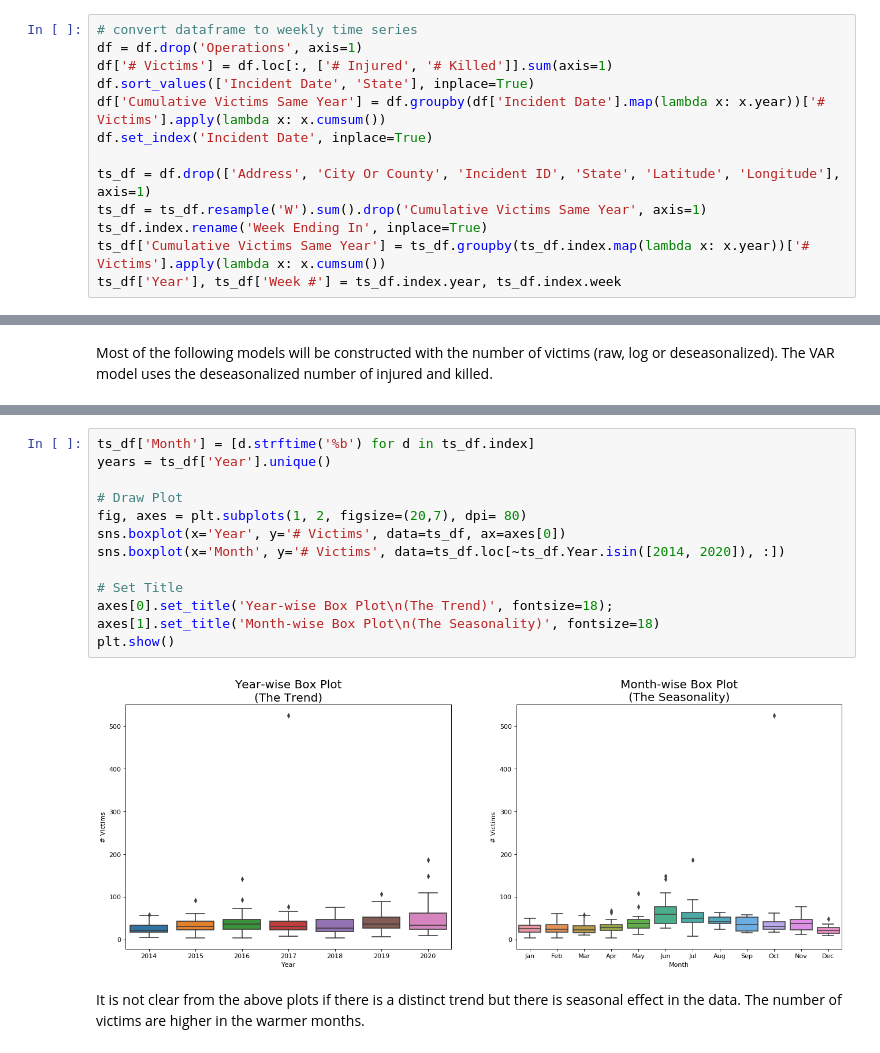
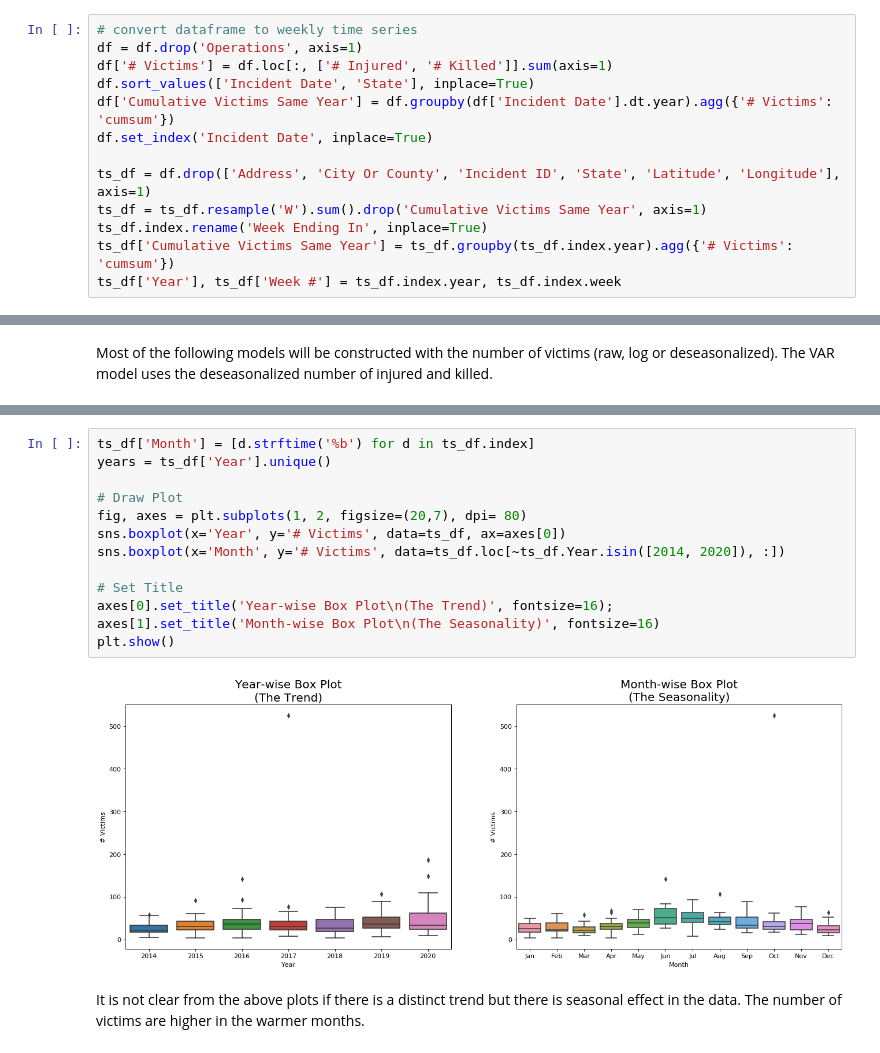
Before and after one commit to thomsu/Mass-Shootings-Time-Series, a Jupyter notebook: MassShootings.ipynb, the cells around one changed output, grey strips where cells are left out. Saved outputs shown, nothing was run; the diff lists cells and outputs as text.

```diff
--- a/MassShootings.ipynb
+++ b/MassShootings.ipynb
@@ -466,13 +470,13 @@ Loading BokehJS ...
 df = df.drop('Operations', axis=1)
 df['# Victims'] = df.loc[:, ['# Injured', '# Killed']].sum(axis=1)
 df.sort_values(['Incident Date', 'State'], inplace=True)
-df['Cumulative Victims Same Year'] = df.groupby(df['Incident Date'].map(lambda x: x.year))['# Victims'].apply(lambda x: x.cumsum())
+df['Cumulative Victims Same Year'] = df.groupby(df['Incident Date'].dt.year).agg({'# Victims': 'cumsum'})
 df.set_index('Incident Date', inplace=True)
 
 ts_df = df.drop(['Address', 'City Or County', 'Incident ID', 'State', 'Latitude', 'Longitude'], axis=1)
 ts_df = ts_df.resample('W').sum().drop('Cumulative Victims Same Year', axis=1)
 ts_df.index.rename('Week Ending In', inplace=True)
-ts_df['Cumulative Victims Same Year'] = ts_df.groupby(ts_df.index.map(lambda x: x.year))['# Victims'].apply(lambda x: x.cumsum())
+ts_df['Cumulative Victims Same Year'] = ts_df.groupby(ts_df.index.year).agg({'# Victims': 'cumsum'})
 ts_df['Year'], ts_df['Week #'] = ts_df.index.year, ts_df.index.week
 # %%
 ts_df
@@ -525,18 +535,18 @@ plt.show()
 # %%
 ts_df['Month'] = [d.strftime('%b') for d in ts_df.index]
 years = ts_df['Year'].unique()
 
 # Draw Plot
 fig, axes = plt.subplots(1, 2, figsize=(20,7), dpi= 80)
 sns.boxplot(x='Year', y='# Victims', data=ts_df, ax=axes[0])
 sns.boxplot(x='Month', y='# Victims', data=ts_df.loc[~ts_df.Year.isin([2014, 2020]), :])
 
 # Set Title
-axes[0].set_title('Year-wise Box Plot\n(The Trend)', fontsize=18);
-axes[1].set_title('Month-wise Box Plot\n(The Seasonality)', fontsize=18)
+axes[0].set_title('Year-wise Box Plot\n(The Trend)', fontsize=16);
+axes[1].set_title('Month-wise Box Plot\n(The Seasonality)', fontsize=16)
 plt.show()
 # %% [output]
-[figure, old version]
+[figure, new version]
 # %% [markdown]
 It is not clear from the above plots if there is a distinct trend but there is seasonal effect in the data. The number of victims are higher in the warmer months.
 # %%
```
Also changed, not shown: parts of 31 cells of this notebook.
